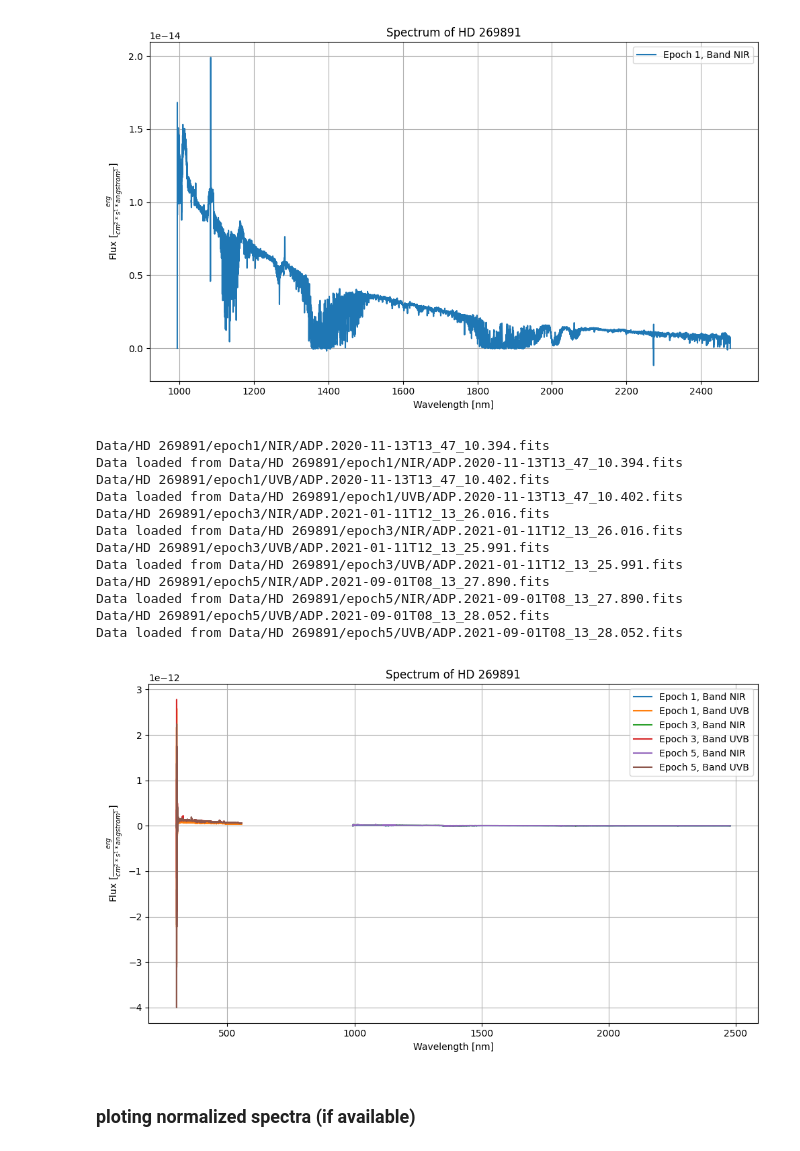
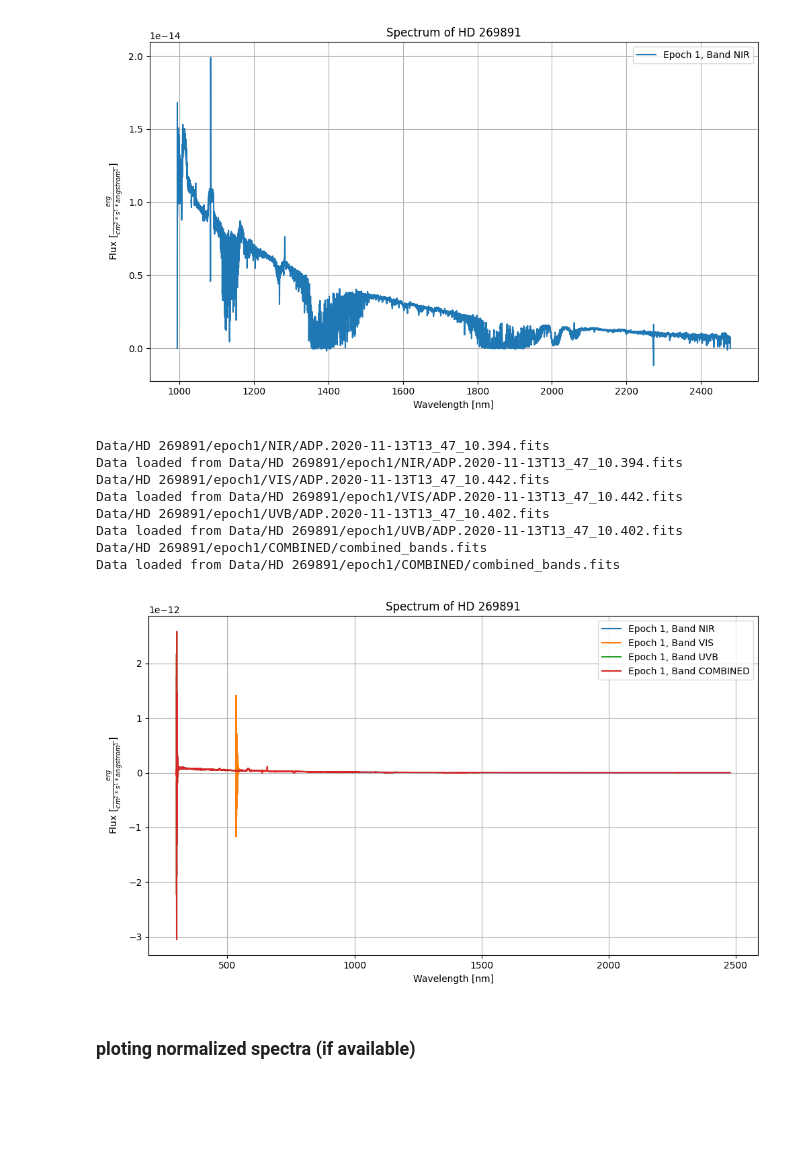
Before and after one commit to Guy-Shtainer/Thesis-codes, a Jupyter notebook: Documentation.ipynb, the cells around one changed output. Cells and saved outputs as stored; diff of their text form; code cells hidden in the pictures; blank space fills up the shorter version.

```diff
--- a/Documentation.ipynb
+++ b/Documentation.ipynb
@@ -129,7 +117,7 @@ star_names = specs.star_names
 print(star_names)
 
 # To work on 'Brey 70' we load the first name
-star_name = star_names[0]
+star_name = star_names[-1]
 print(f'We will work on star {star_name}')
 
 # Loading is done using osm
@@ -239,24 +227,22 @@ Data/HD 269891/epoch1/NIR/ADP.2020-11-13T13_47_10.394.fits
 Data loaded from Data/HD 269891/epoch1/NIR/ADP.2020-11-13T13_47_10.394.fits
 [figure]
 # %%
+%matplotlib widget
 # We can also plot bands and epochs together by passing a list:
 epochs = [1,3,5]
-bands = ['NIR', 'UVB']
-star.plot_spectra(epoch_nums = epochs, bands= bands)
+epochs = [1]
+# bands = ['NIR', 'UVB']
+star.plot_spectra(epoch_nums = epochs)
 # %% [output]
 Data/HD 269891/epoch1/NIR/ADP.2020-11-13T13_47_10.394.fits
 Data loaded from Data/HD 269891/epoch1/NIR/ADP.2020-11-13T13_47_10.394.fits
+Data/HD 269891/epoch1/VIS/ADP.2020-11-13T13_47_10.442.fits
+Data loaded from Data/HD 269891/epoch1/VIS/ADP.2020-11-13T13_47_10.442.fits
 Data/HD 269891/epoch1/UVB/ADP.2020-11-13T13_47_10.402.fits
 Data loaded from Data/HD 269891/epoch1/UVB/ADP.2020-11-13T13_47_10.402.fits
-Data/HD 269891/epoch3/NIR/ADP.2021-01-11T12_13_26.016.fits
-Data loaded from Data/HD 269891/epoch3/NIR/ADP.2021-01-11T12_13_26.016.fits
-Data/HD 269891/epoch3/UVB/ADP.2021-01-11T12_13_25.991.fits
-Data loaded from Data/HD 269891/epoch3/UVB/ADP.2021-01-11T12_13_25.991.fits
-Data/HD 269891/epoch5/NIR/ADP.2021-09-01T08_13_27.890.fits
-Data loaded from Data/HD 269891/epoch5/NIR/ADP.2021-09-01T08_13_27.890.fits
-Data/HD 269891/epoch5/UVB/ADP.2021-09-01T08_13_28.052.fits
-Data loaded from Data/HD 269891/epoch5/UVB/ADP.2021-09-01T08_13_28.052.fits
+Data/HD 269891/epoch1/COMBINED/combined_bands.fits
+Data loaded from Data/HD 269891/epoch1/COMBINED/combined_bands.fits
-[figure, old version]
+[figure, new version]
 # %% [markdown]
 ### ploting normalized spectra (if available)
 # %%
```
Also changed, not shown: parts of 5 cells of this notebook, 7 other files.
